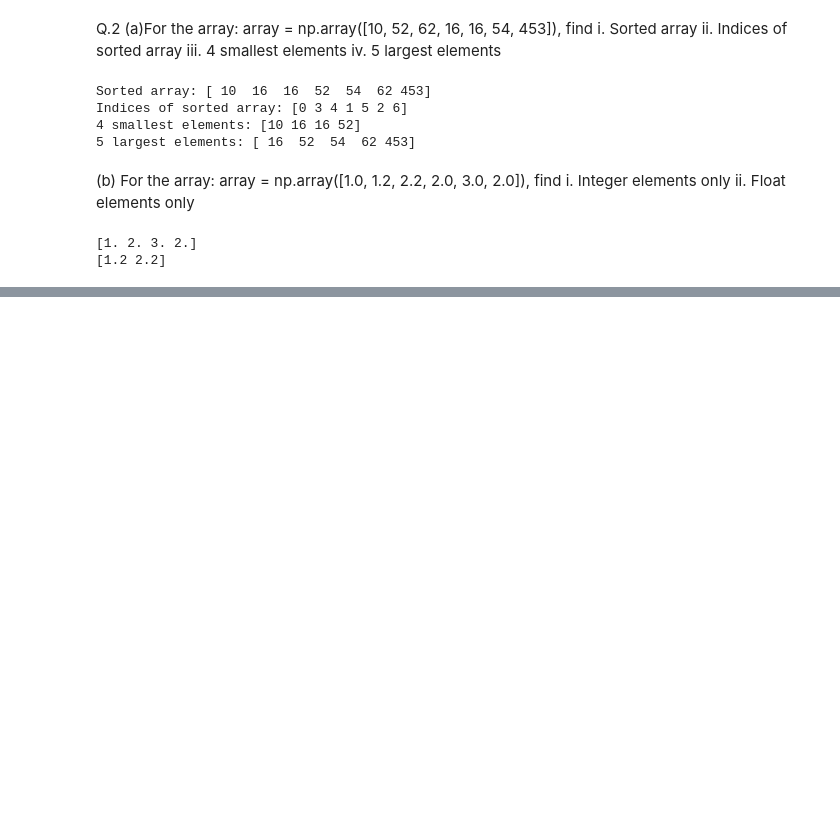
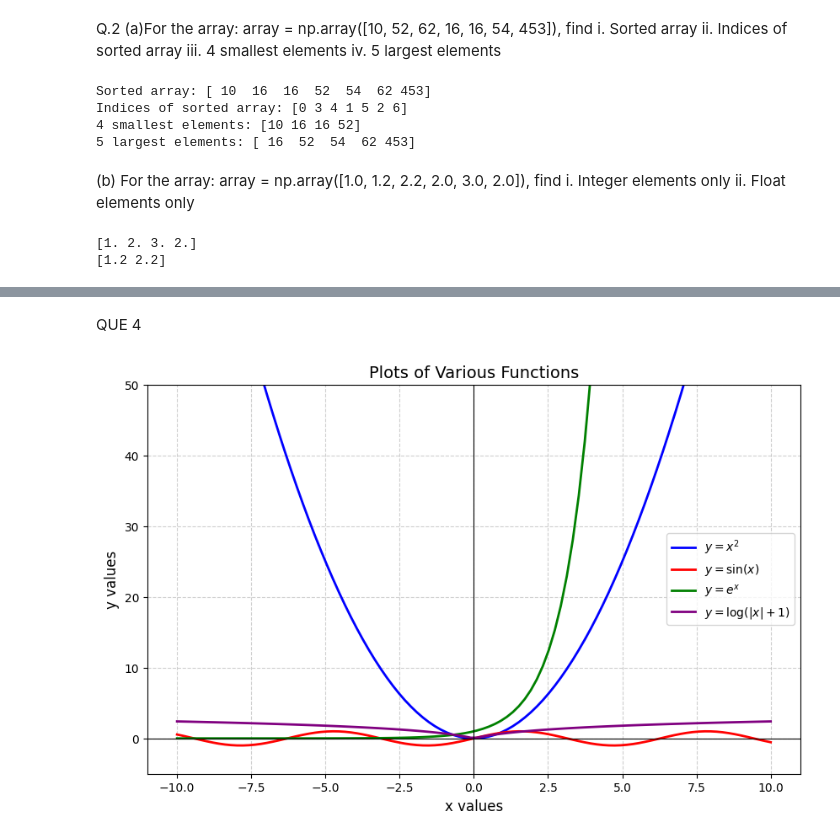
Before and after one commit to jbofficial2003/cognitive-computation, a Jupyter notebook: assign5.ipynb, the cells around one changed output, grey strips where cells are left out. Cells and saved outputs as stored; diff of their text form; code cells hidden in the pictures; blank space fills up the shorter version.

```diff
--- a/assign5.ipynb
+++ b/assign5.ipynb
@@ -62,0 +93,30 @@ print(float_ele)
+# %% [markdown]
+QUE 4
+# %%
+import numpy as np
+import matplotlib.pyplot as plt
+
+x=np.linspace(-10,10,100)
+y_square=pow(x,2)   #or x**2
+y_sin=np.sin(x)
+y_exp=np.exp(x)
+y_log=np.log(np.abs(x)+1)
+
+plt.figure(figsize=(10,6))
+
+plt.plot(x, y_square, label=r'$y = x^2$', color='blue', linewidth=2)
+plt.plot(x, y_sin, label=r'$y = \sin(x)$', color='red', linewidth=2)
+plt.plot(x, y_exp, label=r'$y = e^x$', color='green', linewidth=2)
+plt.plot(x, y_log, label=r'$y = \log(|x| + 1)$', color='purple', linewidth=2)
+
+plt.ylim(-5,50)
+plt.title("Plots of Various Functions", fontsize=14)
+plt.xlabel("x values", fontsize=12)
+plt.ylabel("y values", fontsize=12)
+plt.axhline(0, color='black', linewidth=0.8)
+plt.axvline(0, color='black', linewidth=0.8)
+plt.grid(True, linestyle='--', alpha=0.6)
+plt.legend()
+plt.show()
+# %% [output]
+[figure, added]
```
Also changed, not shown: parts of 3 cells of this notebook.
